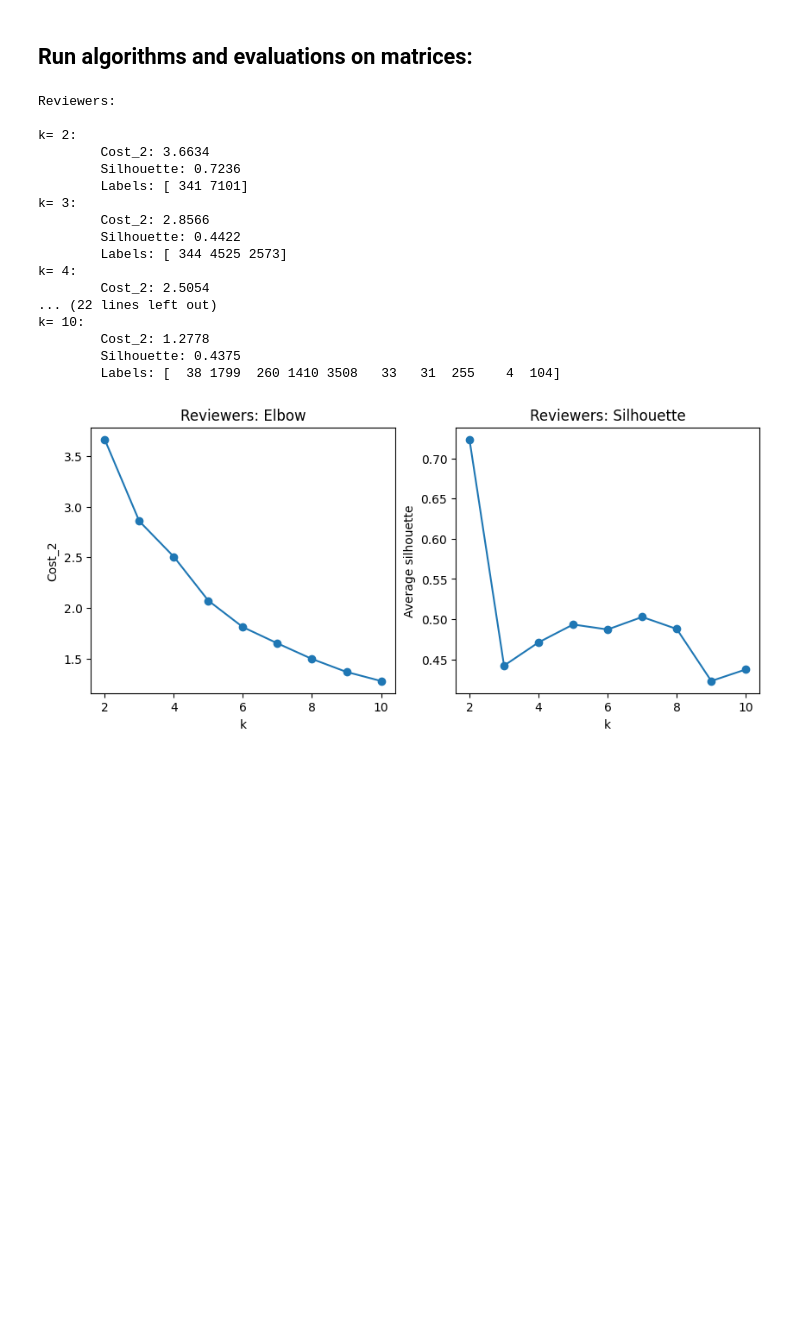
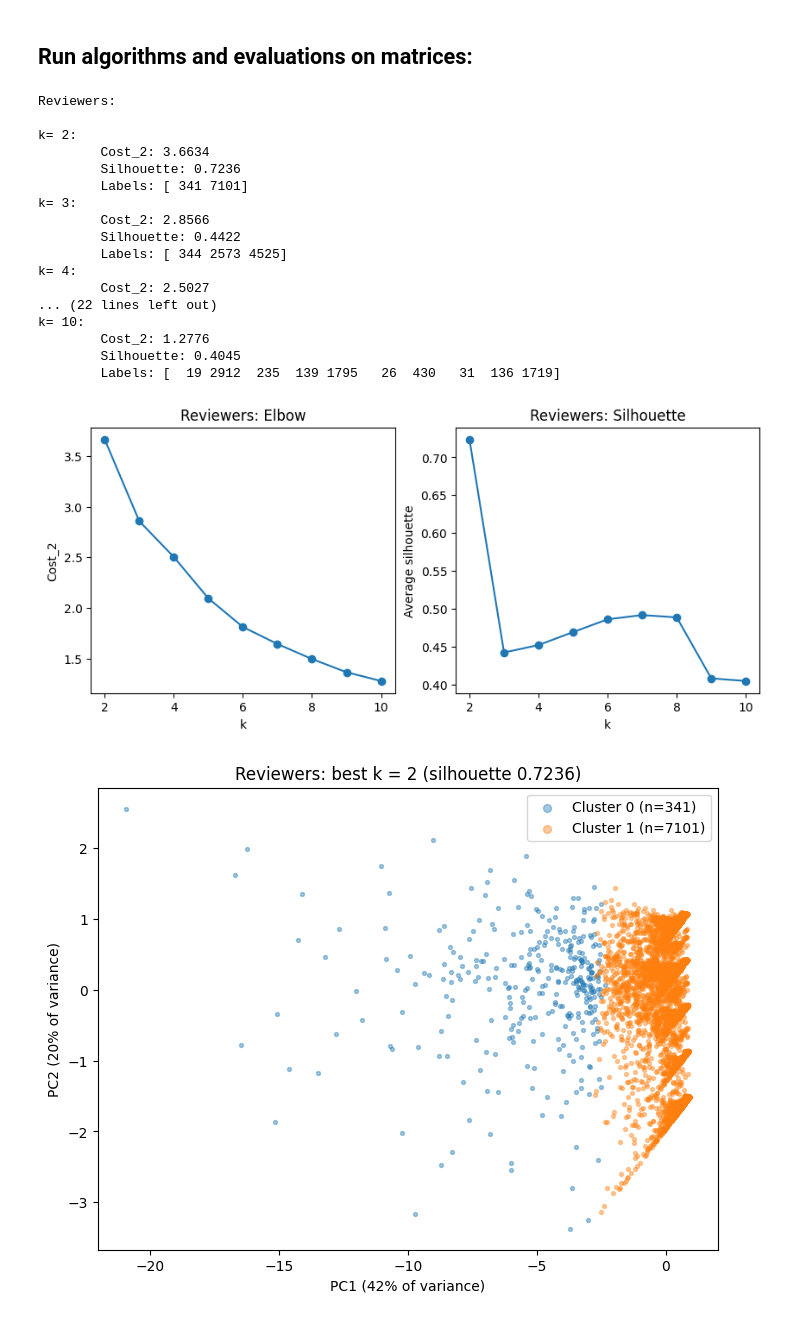
Before and after one commit to cdstrahm/data-mining-final-project, a Jupyter notebook: InitialClusteringExperiment.ipynb, the cells around one changed output. Saved outputs shown, nothing was run; the diff lists cells and outputs as text; code cells hidden in the pictures; blank space fills up the shorter version.

Commit message:
Complete `InitialClusteringExperiment.ipynb` v1

```diff
--- a/InitialClusteringExperiment.ipynb
+++ b/InitialClusteringExperiment.ipynb
@@ -150,15 +150,14 @@ def run_k_search(X, R):
     costs = []
     silhouettes = []
     labels = {}
-    best = {"score": float("-inf")}
+
 
     for k in ks:
         centers, phi = kmeans(X, k, R)
-        costs.append(cost_2(centers, X))
+        cost = cost_2(centers, X)
+        costs.append(cost)
         silhouettes.append(silhouette_score(X, phi))
         labels[k] = phi
-
-        if s
 
         print(f"k= {k}:\n\tCost_2: {costs[-1]:.4f}\n\tSilhouette: {silhouettes[-1]:.4f}\n\tLabels: {np.bincount(phi)}")
 
@@ -166,33 +165,64 @@ def run_k_search(X, R):
 
 def plot_k_search(ks, costs, silhouettes, title):
     _, (ax1, ax2) = plt.subplots(1, 2, figsize=(10, 4))
+
     ax1.plot(ks, costs, marker='o')
     ax1.set(title=f'{title}: Elbow', xlabel='k', ylabel='Cost_2')
     ax2.plot(ks, silhouettes, marker='o')
     ax2.set(title=f'{title}: Silhouette', xlabel='k', ylabel='Average silhouette')
+
     plt.show()
+
+def pca_2d(A):
+    """PCA: SVD of centered A"""
+    A_tilde = A - A.mean(axis=0)
+    _, S, Vt = np.linalg.svd(A_tilde, full_matrices=False)
+
+    return A_tilde @ Vt[:2].T, S[:2] ** 2 / (S ** 2).sum()
+
+def plot_best_clusters(X, ks, silhouettes, labels, title):
+    best_k = ks[np.argmax(silhouettes)]
+    phi = labels[best_k]
+    coords, variance = pca_2d(X)
+    _, ax = plt.subplots(figsize=(8, 6))
+
+    for i in np.unique(phi):
+        in_cluster = phi == i
+        ax.scatter(coords[in_cluster, 0], coords[in_cluster, 1], s=8, alpha=0.4,
+                   label=f'Cluster {i} (n={in_cluster.sum()})')
+
+    ax.set(title=f'{title}: best k = {best_k} (silhouette {max(silhouettes):.4f})',
+           xlabel=f'PC1 ({variance[0]:.0%} of variance)',
+           ylabel=f'PC2 ({variance[1]:.0%} of variance)')
+    ax.legend(markerscale=2)
+
+    plt.show()
 # %%
 print("Reviewers:\n")
+
 ks, costs_reviewers, silhouettes_reviewers, labels_reviewers = run_k_search(X, 3)
+
 plot_k_search(ks, costs_reviewers, silhouettes_reviewers, 'Reviewers')
+plot_best_clusters(X, ks, silhouettes_reviewers, labels_reviewers, 'Reviewers')
 # %% [output]
 Reviewers:
 
 k= 2:
         Cost_2: 3.6634
         Silhouette: 0.7236
         Labels: [ 341 7101]
 k= 3:
         Cost_2: 2.8566
         Silhouette: 0.4422
-        Labels: [ 344 4525 2573]
+        Labels: [ 344 2573 4525]
 k= 4:
-        Cost_2: 2.5054
+        Cost_2: 2.5027
 ... (22 lines left out)
 k= 10:
-        Cost_2: 1.2778
-        Silhouette: 0.4375
-        Labels: [  38 1799  260 1410 3508   33   31  255    4  104]
+        Cost_2: 1.2776
+        Silhouette: 0.4045
+        Labels: [  19 2912  235  139 1795   26  430   31  136 1719]
-[figure, old version]
+[figure, new version]
+[figure, added]
 # %%
 print("Review text:\n")
```
Also changed, not shown: parts of 1 cell of this notebook.
